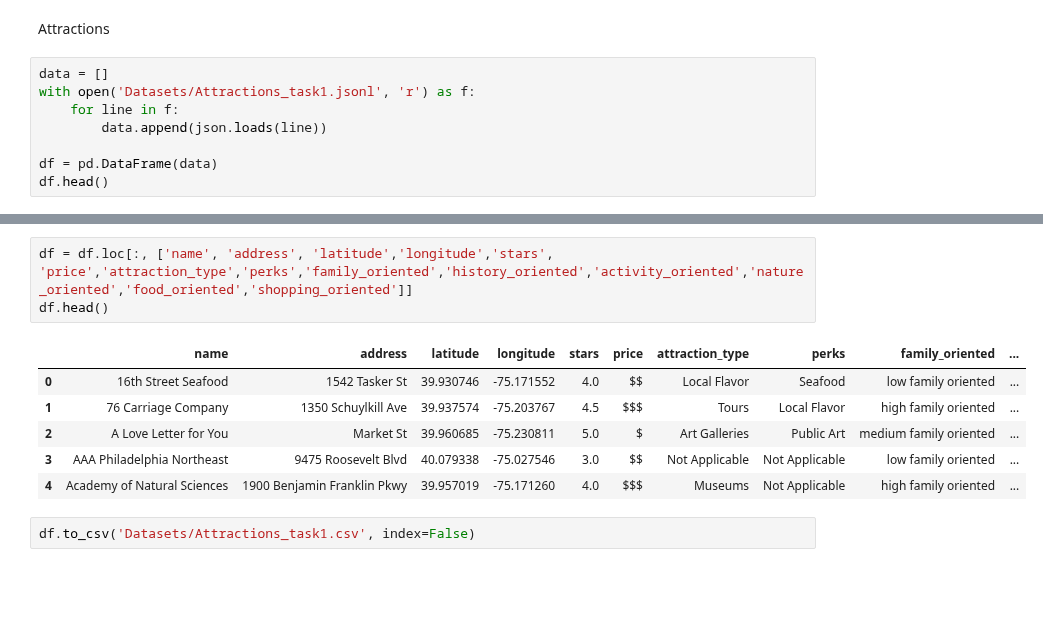
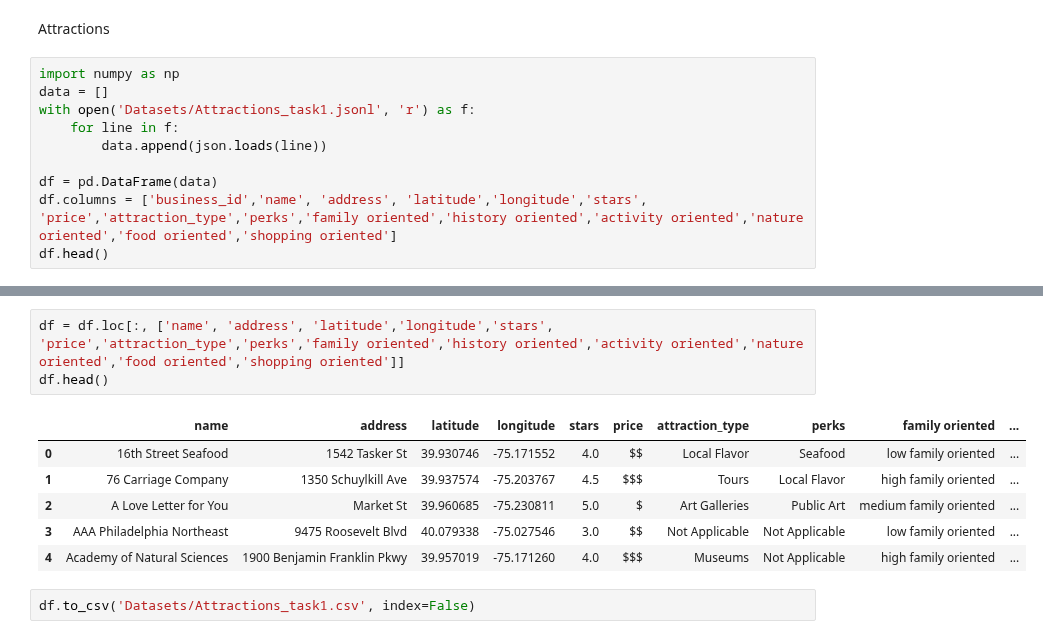
Before and after one commit to EthanWTL/Travel-Planning-AI, a Jupyter notebook: 0_YelpDataSetCreation.ipynb, the cells around one changed output, grey strips where cells are left out. Drawn from its saved outputs; the diff is of its cells as text; blank space fills up the shorter version.

```diff
--- a/0_YelpDataSetCreation.ipynb
+++ b/0_YelpDataSetCreation.ipynb
@@ -786,12 +786,14 @@ df.to_csv('Datasets/Hotels_task1.csv', index=False)
 # %% [markdown]
 Attractions
 # %%
+import numpy as np
 data = []
 with open('Datasets/Attractions_task1.jsonl', 'r') as f:
     for line in f:
         data.append(json.loads(line))
 
 df = pd.DataFrame(data)
+df.columns = ['business_id','name', 'address', 'latitude','longitude','stars', 'price','attraction_type','perks','family oriented','history oriented','activity oriented','nature oriented','food oriented','shopping oriented']
 df.head()
 # %% [output]
 |  | business_id | name | address | latitude | longitude | stars | price | attraction_type | perks | ... |
@@ -801,10 +803,10 @@ df.head()
 | 3 | HHL5AD3DQo2DEoIE8xL62w | AAA Philadelphia Northeast | 9475 Roosevelt Blvd | 40.079338 | -75.027546 | 3.0 | $$ | Not Applicable | Not Applicable | ... |
 | 4 | QFzJKnSUtkgSs1lKOOxXeA | Academy of Natural Sciences | 1900 Benjamin Franklin Pkwy | 39.957019 | -75.171260 | 4.0 | $$$ | Museums | Not Applicable | ... |
 # %%
-df = df.loc[:, ['name', 'address', 'latitude','longitude','stars', 'price','attraction_type','perks','family_oriented','history_oriented','activity_oriented','nature_oriented','food_oriented','shopping_oriented']]
+df = df.loc[:, ['name', 'address', 'latitude','longitude','stars', 'price','attraction_type','perks','family oriented','history oriented','activity oriented','nature oriented','food oriented','shopping oriented']]
 df.head()
 # %% [output]
-|  | name | address | latitude | longitude | stars | price | attraction_type | perks | family_oriented | ... |
+|  | name | address | latitude | longitude | stars | price | attraction_type | perks | family oriented | ... |
 | 0 | 16th Street Seafood | 1542 Tasker St | 39.930746 | -75.171552 | 4.0 | $$ | Local Flavor | Seafood | low family oriented | ... |
 | 1 | 76 Carriage Company | 1350 Schuylkill Ave | 39.937574 | -75.203767 | 4.5 | $$$ | Tours | Local Flavor | high family oriented | ... |
 | 2 | A Love Letter for You | Market St | 39.960685 | -75.230811 | 5.0 | $ | Art Galleries | Public Art | medium family oriented | ... |
```
Also changed, not shown: parts of 1 cell of this notebook, 45 other files.
